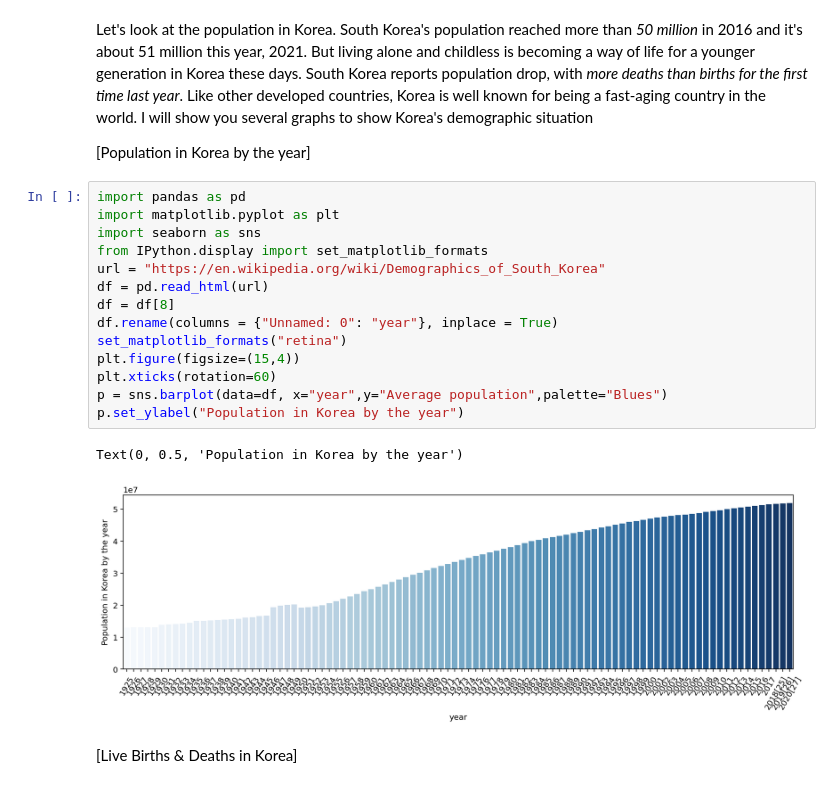
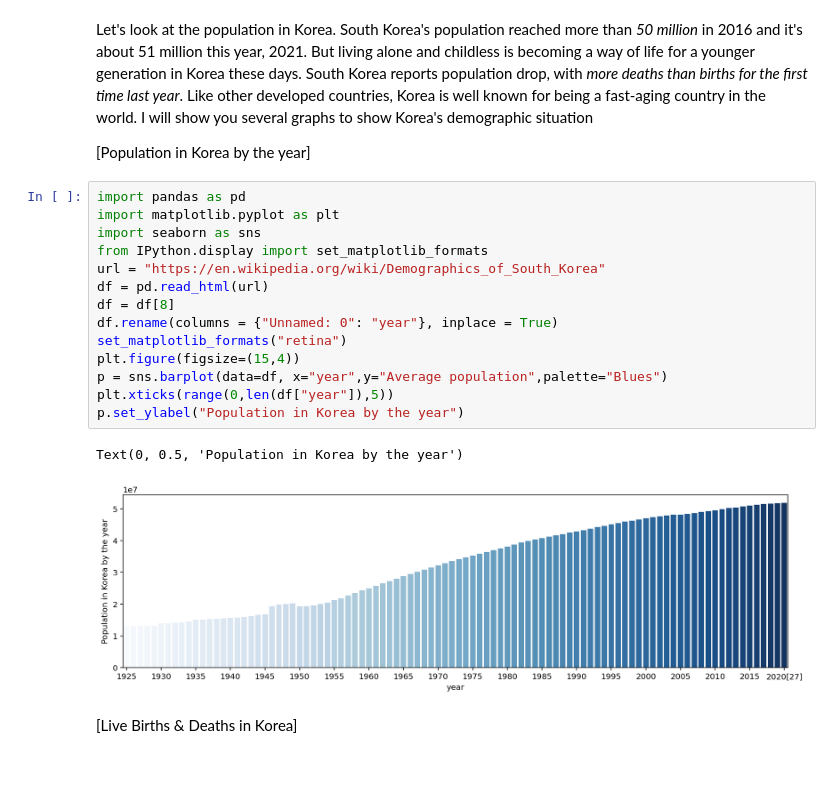
Before and after one commit to ljae/Moon, a Jupyter notebook: _ipynbs/Population_Korea.ipynb, the cells around one changed output. Drawn from its saved outputs; the diff is of its cells as text.

```diff
--- a/_ipynbs/Population_Korea.ipynb
+++ b/_ipynbs/Population_Korea.ipynb
@@ -12,20 +12,20 @@ I will show you several graphs to show Korea's demographic situation
 # %%
 import pandas as pd
 import matplotlib.pyplot as plt
 import seaborn as sns
 from IPython.display import set_matplotlib_formats
 url = "https://en.wikipedia.org/wiki/Demographics_of_South_Korea"
 df = pd.read_html(url)
 df = df[8]
 df.rename(columns = {"Unnamed: 0": "year"}, inplace = True)
 set_matplotlib_formats("retina")
 plt.figure(figsize=(15,4))
-plt.xticks(rotation=60)
 p = sns.barplot(data=df, x="year",y="Average population",palette="Blues")
+plt.xticks(range(0,len(df["year"]),5))
 p.set_ylabel("Population in Korea by the year")
 # %% [output]
 Text(0, 0.5, 'Population in Korea by the year')
-[figure, old version]
+[figure, new version]
 # %% [markdown]
 [Live Births & Deaths in Korea]
 # %%
```
Also changed, not shown: 3 other files.
